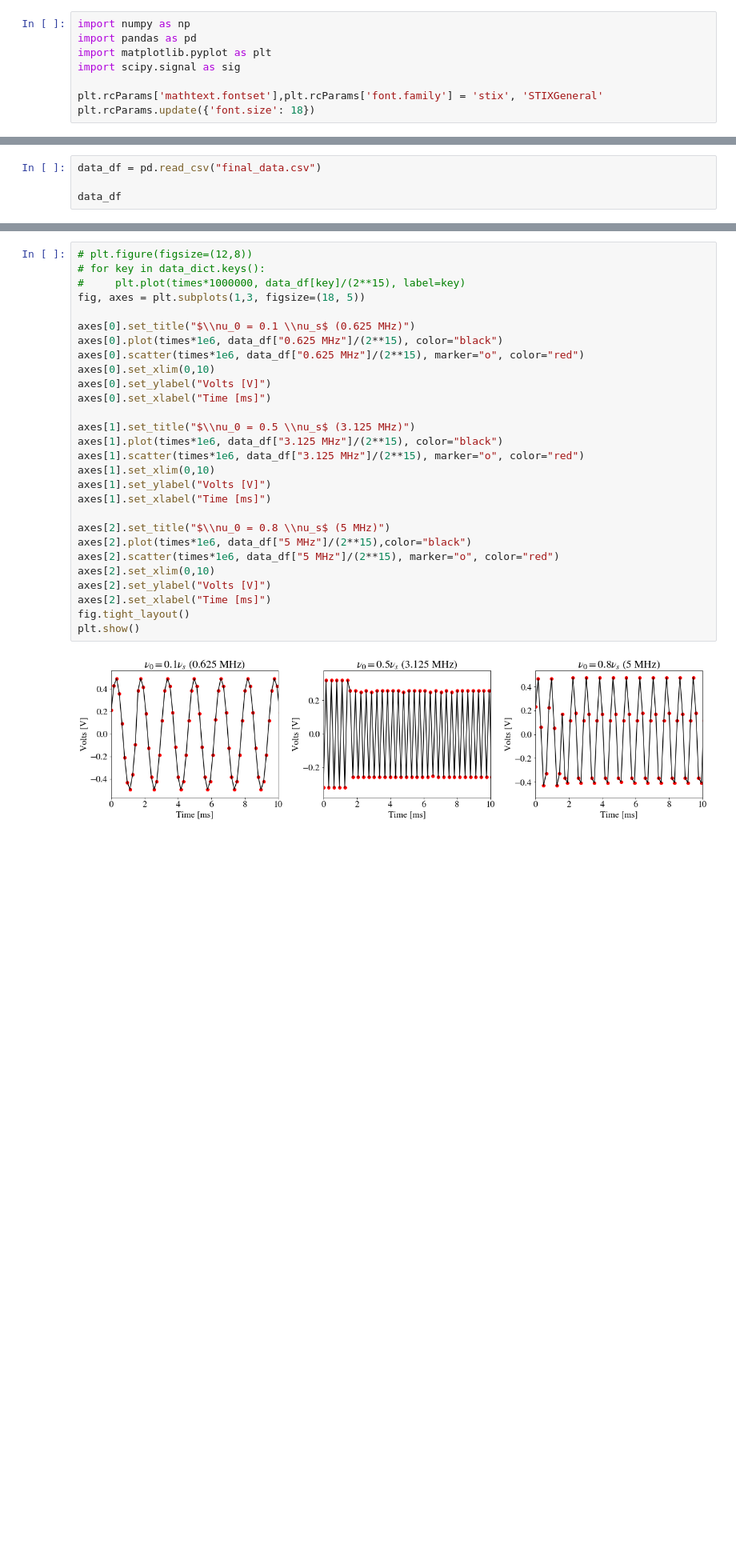
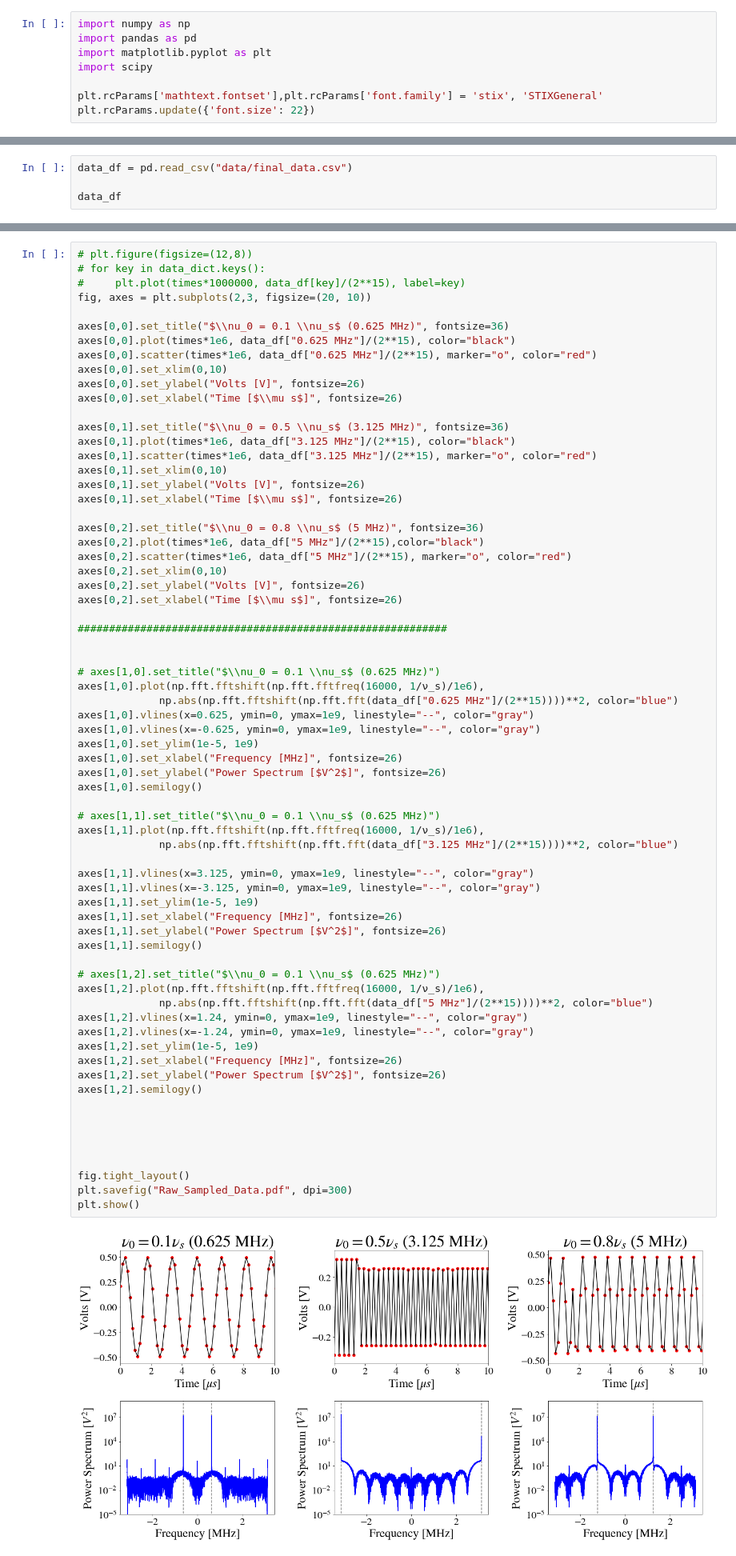
Before and after one commit to James11222/radiolab_repo, a Jupyter notebook: lab1/James/Lab1_Analysis/Lab_1_Notebook_5-6.ipynb, the cells around one changed output, grey strips where cells are left out. Shown at 80% size. Drawn from its saved outputs; the diff is of its cells as text; blank space fills up the shorter version.

```diff
--- a/lab1/James/Lab1_Analysis/Lab_1_Notebook_5-6.ipynb
+++ b/lab1/James/Lab1_Analysis/Lab_1_Notebook_5-6.ipynb
@@ -2,10 +2,10 @@
 import numpy as np
 import pandas as pd
 import matplotlib.pyplot as plt
-import scipy.signal as sig
+import scipy
 
 plt.rcParams['mathtext.fontset'],plt.rcParams['font.family'] = 'stix', 'STIXGeneral'
-plt.rcParams.update({'font.size': 18})
+plt.rcParams.update({'font.size': 22})
 # %% [markdown]
 # 5.2 - Collect PicoSampler Data
 
@@ -43,7 +43,7 @@ data_df = pd.DataFrame(data_dict)
 # %%
 data_df.to_csv("final_data.csv")
 # %%
-data_df = pd.read_csv("final_data.csv")
+data_df = pd.read_csv("data/final_data.csv")
 
 data_df
 # %% [output]
@@ -71,33 +71,73 @@ times = samples * Δt
 # %%
 # plt.figure(figsize=(12,8))
 # for key in data_dict.keys():
 #     plt.plot(times*1000000, data_df[key]/(2**15), label=key)
-fig, axes = plt.subplots(1,3, figsize=(18, 5))
+fig, axes = plt.subplots(2,3, figsize=(20, 10))
 
-axes[0].set_title("$\\nu_0 = 0.1 \\nu_s$ (0.625 MHz)")
-axes[0].plot(times*1e6, data_df["0.625 MHz"]/(2**15), color="black")
-axes[0].scatter(times*1e6, data_df["0.625 MHz"]/(2**15), marker="o", color="red")
-axes[0].set_xlim(0,10)
-axes[0].set_ylabel("Volts [V]")
-axes[0].set_xlabel("Time [ms]")
+axes[0,0].set_title("$\\nu_0 = 0.1 \\nu_s$ (0.625 MHz)", fontsize=36)
+axes[0,0].plot(times*1e6, data_df["0.625 MHz"]/(2**15), color="black")
+axes[0,0].scatter(times*1e6, data_df["0.625 MHz"]/(2**15), marker="o", color="red")
+axes[0,0].set_xlim(0,10)
+axes[0,0].set_ylabel("Volts [V]", fontsize=26)
+axes[0,0].set_xlabel("Time [$\\mu s$]", fontsize=26)
 
-axes[1].set_title("$\\nu_0 = 0.5 \\nu_s$ (3.125 MHz)")
-axes[1].plot(times*1e6, data_df["3.125 MHz"]/(2**15), color="black")
-axes[1].scatter(times*1e6, data_df["3.125 MHz"]/(2**15), marker="o", color="red")
-axes[1].set_xlim(0,10)
-axes[1].set_ylabel("Volts [V]")
-axes[1].set_xlabel("Time [ms]")
+axes[0,1].set_title("$\\nu_0 = 0.5 \\nu_s$ (3.125 MHz)", fontsize=36)
+axes[0,1].plot(times*1e6, data_df["3.125 MHz"]/(2**15), color="black")
+axes[0,1].scatter(times*1e6, data_df["3.125 MHz"]/(2**15), marker="o", color="red")
+axes[0,1].set_xlim(0,10)
+axes[0,1].set_ylabel("Volts [V]", fontsize=26)
+axes[0,1].set_xlabel("Time [$\\mu s$]", fontsize=26)
 
-axes[2].set_title("$\\nu_0 = 0.8 \\nu_s$ (5 MHz)")
-axes[2].plot(times*1e6, data_df["5 MHz"]/(2**15),color="black")
-axes[2].scatter(times*1e6, data_df["5 MHz"]/(2**15), marker="o", color="red")
-axes[2].set_xlim(0,10)
-axes[2].set_ylabel("Volts [V]")
-axes[2].set_xlabel("Time [ms]")
+axes[0,2].set_title("$\\nu_0 = 0.8 \\nu_s$ (5 MHz)", fontsize=36)
+axes[0,2].plot(times*1e6, data_df["5 MHz"]/(2**15),color="black")
+axes[0,2].scatter(times*1e6, data_df["5 MHz"]/(2**15), marker="o", color="red")
+axes[0,2].set_xlim(0,10)
+axes[0,2].set_ylabel("Volts [V]", fontsize=26)
+axes[0,2].set_xlabel("Time [$\\mu s$]", fontsize=26)
+
+###########################################################
+
+
+# axes[1,0].set_title("$\\nu_0 = 0.1 \\nu_s$ (0.625 MHz)")
+axes[1,0].plot(np.fft.fftshift(np.fft.fftfreq(16000, 1/ν_s)/1e6),
+             np.abs(np.fft.fftshift(np.fft.fft(data_df["0.625 MHz"]/(2**15))))**2, color="blue")
+axes[1,0].vlines(x=0.625, ymin=0, ymax=1e9, linestyle="--", color="gray")
+axes[1,0].vlines(x=-0.625, ymin=0, ymax=1e9, linestyle="--", color="gray")
+axes[1,0].set_ylim(1e-5, 1e9)
+axes[1,0].set_xlabel("Frequency [MHz]", fontsize=26)
+axes[1,0].set_ylabel("Power Spectrum [$V^2$]", fontsize=26)
+axes[1,0].semilogy()
+
+# axes[1,1].set_title("$\\nu_0 = 0.1 \\nu_s$ (0.625 MHz)")
+axes[1,1].plot(np.fft.fftshift(np.fft.fftfreq(16000, 1/ν_s)/1e6),
+             np.abs(np.fft.fftshift(np.fft.fft(data_df["3.125 MHz"]/(2**15))))**2, color="blue")
+
+axes[1,1].vlines(x=3.125, ymin=0, ymax=1e9, linestyle="--", color="gray")
+axes[1,1].vlines(x=-3.125, ymin=0, ymax=1e9, linestyle="--", color="gray")
+axes[1,1].set_ylim(1e-5, 1e9)
+axes[1,1].set_xlabel("Frequency [MHz]", fontsize=26)
+axes[1,1].set_ylabel("Power Spectrum [$V^2$]", fontsize=26)
+axes[1,1].semilogy()
+
+# axes[1,2].set_title("$\\nu_0 = 0.1 \\nu_s$ (0.625 MHz)")
+axes[1,2].plot(np.fft.fftshift(np.fft.fftfreq(16000, 1/ν_s)/1e6),
+             np.abs(np.fft.fftshift(np.fft.fft(data_df["5 MHz"]/(2**15))))**2, color="blue")
+axes[1,2].vlines(x=1.24, ymin=0, ymax=1e9, linestyle="--", color="gray")
+axes[1,2].vlines(x=-1.24, ymin=0, ymax=1e9, linestyle="--", color="gray")
+axes[1,2].set_ylim(1e-5, 1e9)
+axes[1,2].set_xlabel("Frequency [MHz]", fontsize=26)
+axes[1,2].set_ylabel("Power Spectrum [$V^2$]", fontsize=26)
+axes[1,2].semilogy()
+
+
+
+
+
 fig.tight_layout()
+plt.savefig("Raw_Sampled_Data.pdf", dpi=300)
 plt.show()
 # %% [output]
-[figure, old version]
+[figure, new version]
 # %%
 # plt.figure(figsize=(12,8))
 # for key in data_dict.keys():
```
Also changed, not shown: parts of 58 cells of this notebook, 32 other files.
